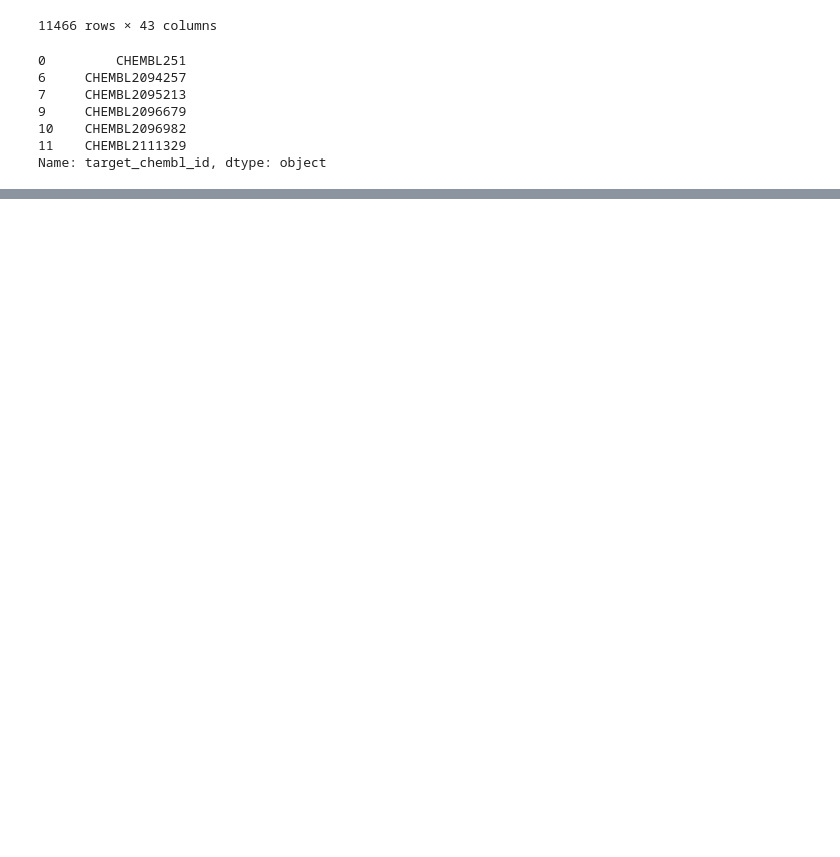
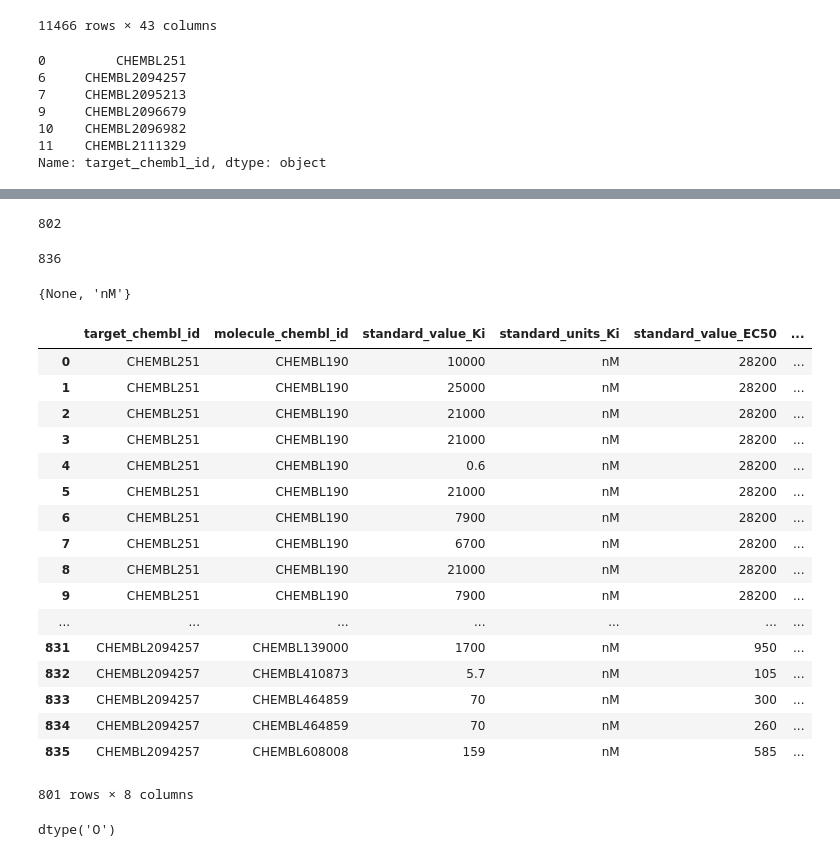
Before and after one commit to ToHanwei/some_assist, a Jupyter notebook: Download_from_chembl/chembl_download_ligand_info.ipynb, the cells around one changed output, grey strips where cells are left out. Cells and saved outputs as stored; diff of their text form; code cells hidden in the pictures; blank space fills up the shorter version.

```diff
--- a/Download_from_chembl/chembl_download_ligand_info.ipynb
+++ b/Download_from_chembl/chembl_download_ligand_info.ipynb
@@ -146,0 +143,42 @@ print(compud_df)
+# %%
+all_ki = pki.append(ki)
+all_ec50 = pec50.append(ec50)
+# %%
+merge_df = all_ki.merge(all_ec50, left_on=['target_chembl_id', 'molecule_chembl_id'], right_on=['target_chembl_id', 'molecule_chembl_id'], suffixes=("_Ki", "_EC50"))
+# %%
+ki_ec50 = merge_df[['target_chembl_id', 'molecule_chembl_id', 'standard_value_Ki', 'standard_units_Ki',  'standard_value_EC50', 'standard_units_EC50', 'document_chembl_id_Ki', 'document_chembl_id_EC50']]
+# %%
+len(ki_ec50[ki_ec50['standard_units_Ki']=='nM'])
+# %% [output]
+802
+# %%
+len(ki_ec50)
+# %% [output]
+836
+# %%
+set(ki_ec50['standard_units_Ki'])
+# %% [output]
+{None, 'nM'}
+# %%
+ki_ec50_none = ki_ec50.dropna()
+# %%
+ki_ec50_none
+# %% [output]
+|  | target_chembl_id | molecule_chembl_id | standard_value_Ki | standard_units_Ki | standard_value_EC50 | ... |
+| 0 | CHEMBL251 | CHEMBL190 | 10000 | nM | 28200 | ... |
+| 1 | CHEMBL251 | CHEMBL190 | 25000 | nM | 28200 | ... |
+| 2 | CHEMBL251 | CHEMBL190 | 21000 | nM | 28200 | ... |
+| 3 | CHEMBL251 | CHEMBL190 | 21000 | nM | 28200 | ... |
+| 4 | CHEMBL251 | CHEMBL190 | 0.6 | nM | 28200 | ... |
+| 5 | CHEMBL251 | CHEMBL190 | 21000 | nM | 28200 | ... |
+| 6 | CHEMBL251 | CHEMBL190 | 7900 | nM | 28200 | ... |
+| 7 | CHEMBL251 | CHEMBL190 | 6700 | nM | 28200 | ... |
+| 8 | CHEMBL251 | CHEMBL190 | 21000 | nM | 28200 | ... |
+| 9 | CHEMBL251 | CHEMBL190 | 7900 | nM | 28200 | ... |
+| ... | ... | ... | ... | ... | ... | ... |
+| 831 | CHEMBL2094257 | CHEMBL139000 | 1700 | nM | 950 | ... |
+| 832 | CHEMBL2094257 | CHEMBL410873 | 5.7 | nM | 105 | ... |
+| 833 | CHEMBL2094257 | CHEMBL464859 | 70 | nM | 300 | ... |
+| 834 | CHEMBL2094257 | CHEMBL464859 | 70 | nM | 260 | ... |
+| 835 | CHEMBL2094257 | CHEMBL608008 | 159 | nM | 585 | ... |
+801 rows × 8 columns
@@ -146,0 +187,4 @@ print(compud_df)
+# %%
+ki_ec50_none['standard_value_Ki'].dtypes
+# %% [output]
+dtype('O')
```
Also changed, not shown: parts of 23 cells of this notebook, 8 other files.
